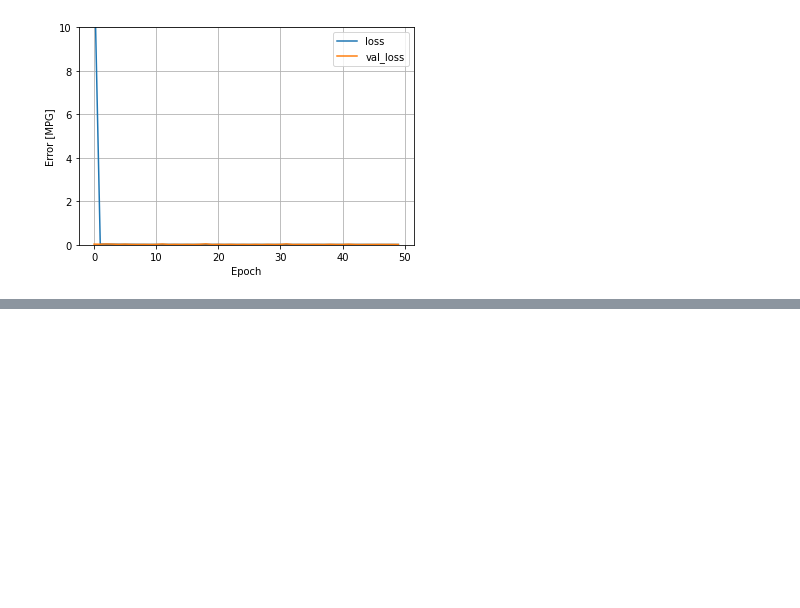
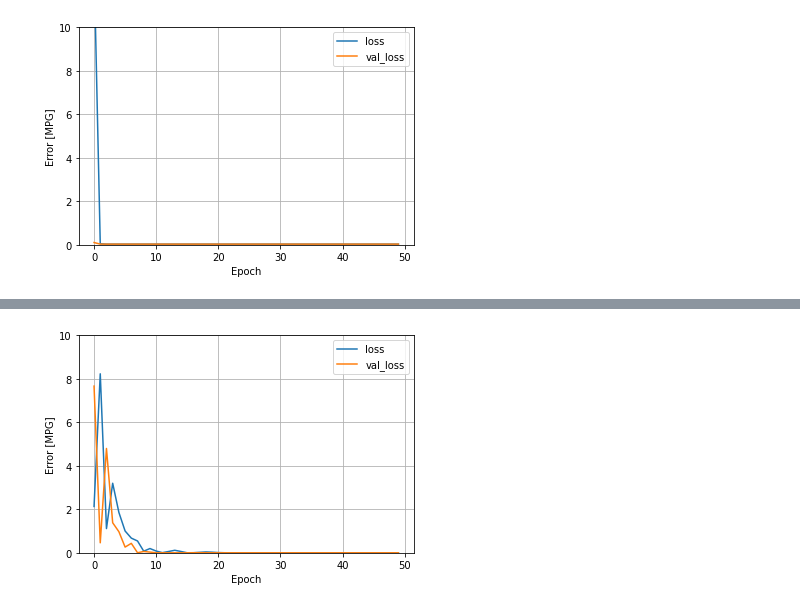
Before and after one commit to haziq7878/Machine-learning, a Jupyter notebook: Assignment 3/task3/nural_network_age.ipynb, the cells around one changed output, grey strips where cells are left out. Cells and saved outputs as stored; diff of their text form; code cells hidden in the pictures; blank space fills up the shorter version.

```diff
--- a/Assignment 3/task3/nural_network_age.ipynb
+++ b/Assignment 3/task3/nural_network_age.ipynb
@@ -126,0 +147,20 @@ R2 score: 0.5148520709684843
+# %%
+def load_compile_model_identity(input_shape=(3072,)):
+    img_inputs_layer = keras.Input(shape=input_shape)
+
+    hidden_layer = layers.Dense(64,activation='relu')(img_inputs_layer)
+
+    hidden_layer_2 = layers.Dense(64,activation='relu')(hidden_layer)
+
+    output = layers.Dense(1,activation='sigmoid',bias_initializer='ones')(hidden_layer_2)
+
+
+    # Create the model
+    model = tf.keras.models.Model(inputs=img_inputs_layer, outputs=output)
+
+    # Compile the model
+    model.compile(optimizer=tf.keras.optimizers.Adam(learning_rate=0.01), loss=tf.keras.losses.BinaryCrossentropy(), metrics=['accuracy'])
+
+    return model
+# %%
+identity_model = load_compile_model_identity()
@@ -126,0 +187,6 @@ R2 score: 0.5148520709684843
+# %%
+# Define the checkpoint path
+checkpoint_path = "model_checkpoint_id.h5"
+checkpoint = tf.keras.callbacks.ModelCheckpoint(checkpoint_path, save_best_only=True)
+# %%
+history_id = identity_model.fit(x=X_train,y=y_train,epochs=50,validation_split=0.1,verbose=2,callbacks=[checkpoint])
@@ -126,0 +211,4 @@ R2 score: 0.5148520709684843
+# %%
+plot_loss(history_id)
+# %% [output]
+[figure, added]
```
Also changed, not shown: parts of 29 cells of this notebook, 11 other files.
